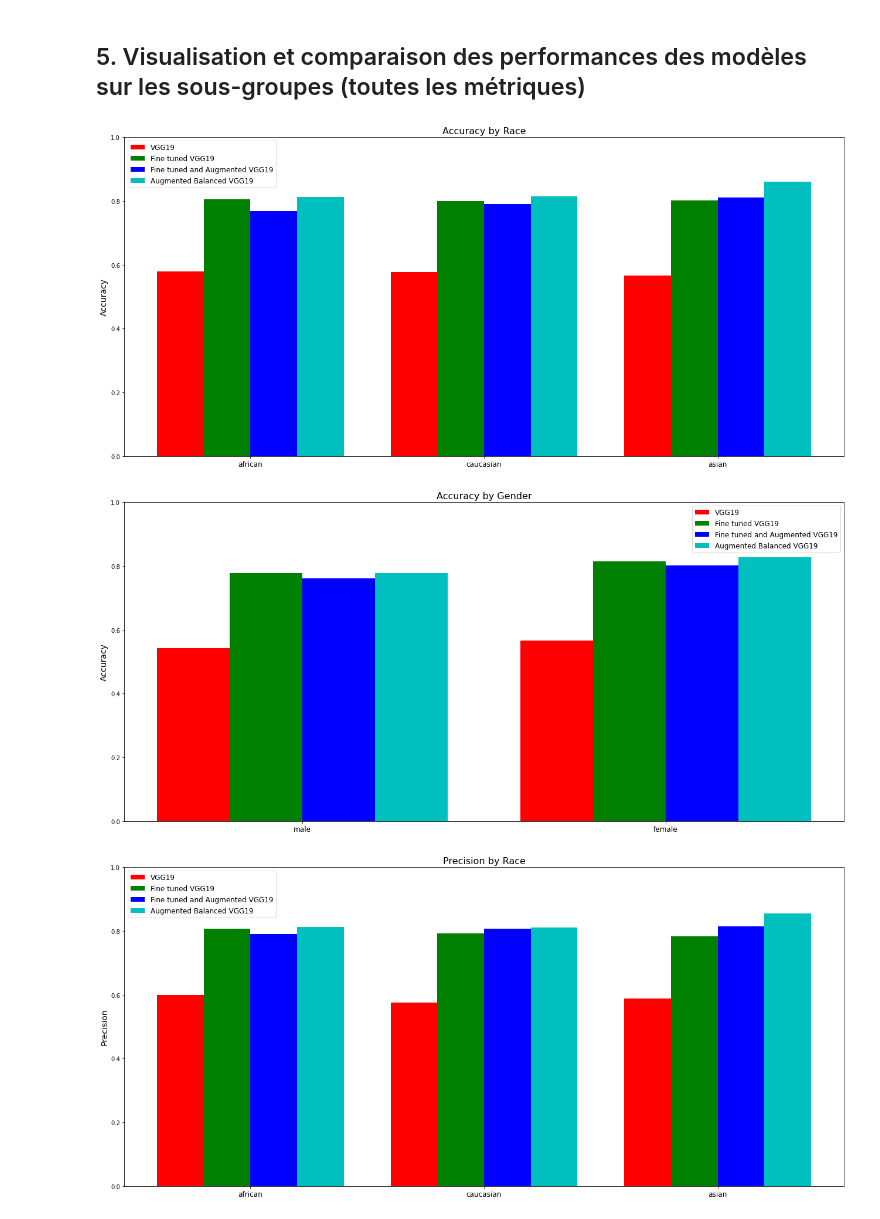
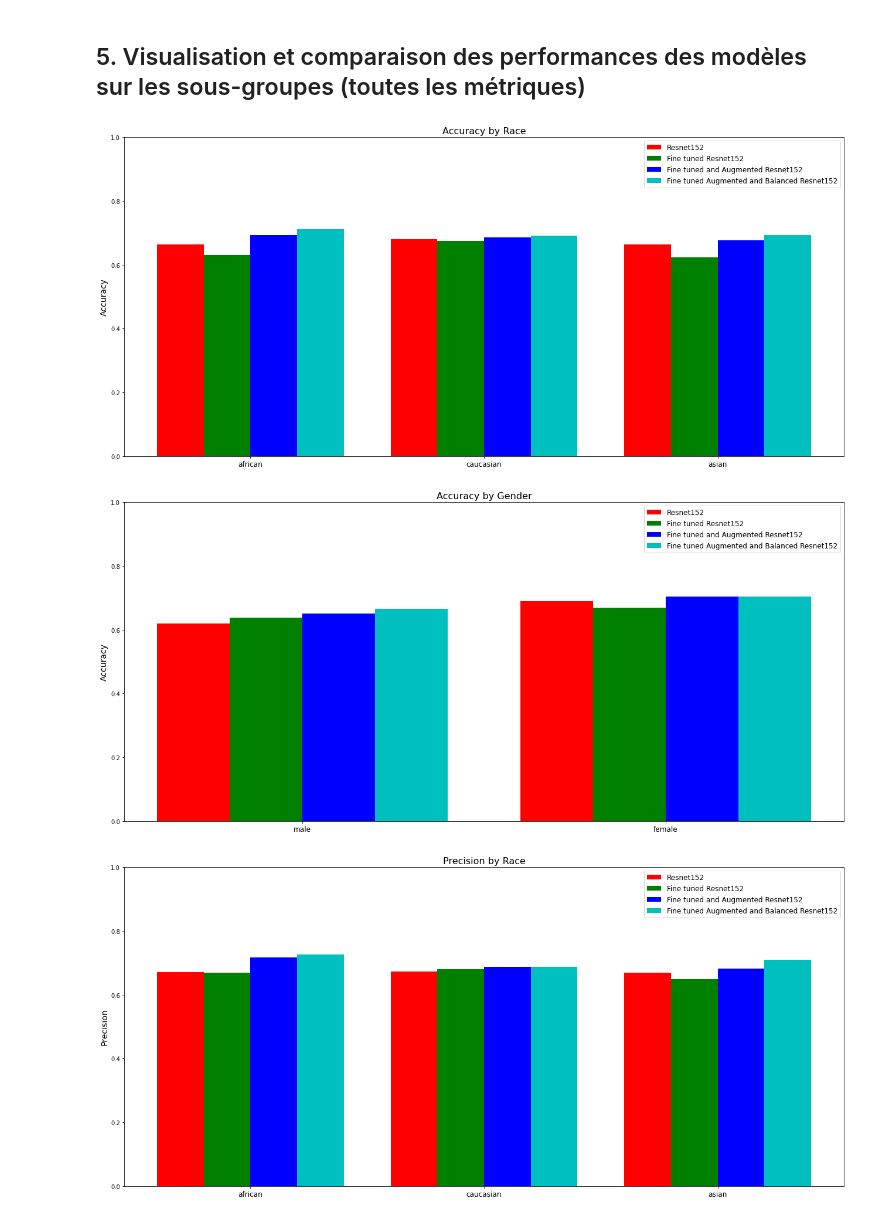
Before and after one commit to elkssirzakariya/Projet, a Jupyter notebook: ResNet152/7. Fairness_Benchmark.ipynb, the cells around one changed output. Drawn from its saved outputs; the diff is of its cells as text; code cells hidden in the pictures.

```diff
--- a/ResNet152/7. Fairness_Benchmark.ipynb
+++ b/ResNet152/7. Fairness_Benchmark.ipynb
@@ -105,14 +105,14 @@ print(len(test_images_race_oversampled['african']))
 # %%
-vanilla_VGG19 = keras.models.load_model('checkpointsv2/best_vanilla_VGG19.h5')
-fine_tuned_VGG19 = keras.models.load_model('checkpointsv2/best_fine_tuned_VGG19.h5')
-augmented_VGG19 = keras.models.load_model('checkpointsv2/best_augmented_VGG19.h5')
-augmented_balanced_VGG19 = keras.models.load_model('checkpoints/best_aumented_balanced_VGG19.h5')
+vanilla_resnet152 = keras.models.load_model('checkpointsv2/best_vanilla_ResNet152.h5')
+fine_tuned_resnet152 = keras.models.load_model('checkpointsv2/best_fine_tuned_ResNet152.h5')
+fine_tuned_augmented_resnet152 = keras.models.load_model('checkpointsv2/Fine-Tuned_Augmented_ResNet152.h5')
+augmented_balanced_resnet152 = keras.models.load_model('checkpointsv2/best_aumented_balanced_ResNet152.h5')
 # %%
 models = {
-            'VGG19' : vanilla_VGG19,
-            'Fine tuned VGG19' : fine_tuned_VGG19,
-            'Fine tuned and Augmented VGG19' : augmented_VGG19,
-            'Augmented Balanced VGG19' : augmented_balanced_VGG19
+            'Resnet152' : vanilla_resnet152,
+            'Fine tuned Resnet152' : fine_tuned_resnet152,
+            'Fine tuned and Augmented Resnet152' : fine_tuned_augmented_resnet152,
+            'Fine tuned Augmented and Balanced Resnet152' : augmented_balanced_resnet152
          }
 # %% [markdown]
 ## 4. Évaluation des performances inter-groupes
@@ -332,8 +332,8 @@ conf_race
 import numpy as np
 import matplotlib.pyplot as plt
 
-models_names = ['VGG19', 'Fine tuned VGG19', 'Fine tuned and Augmented VGG19', 'Augmented Balanced VGG19']
-#models_names = ['Resnet152', 'Fine tuned Resnet152', 'Fine tuned and Augmented Resnet152','Fine tuned Augmented and Balanced Resnet152']
+#models_names = ['VGG19', 'Fine tuned VGG19', 'Fine tuned and Augmented VGG19', 'Augmented Balanced VGG19']
+models_names = ['Resnet152', 'Fine tuned Resnet152', 'Fine tuned and Augmented Resnet152','Fine tuned Augmented and Balanced Resnet152']
 
 metrics = ['accuracy', 'precision', 'recall', 'f1']
 race_groups = ['african', 'caucasian', 'asian']
@@ -370,33 +370,33 @@ for metric in metrics:
             else:
                 value = 0
             race_values.append(value)
         race_color = colors[i]
         x_race = np.arange(len(race_groups)) + i * width - (total_width - width) / 2  # Calculate the x position for each bar
         ax_race.bar(x_race, race_values, width, color=race_color, label=model)
 
         # Get gender values for the current model and metric
         gender_values = []
         for group in gender_groups:
             if 'gender' in metrics_models[model][metric] and group in metrics_models[model][metric]['gender']:
                 value = metrics_models[model][metric]['gender'][group]
             else:
                 value = 0
             gender_values.append(value)
         gender_color = colors[i]
         x_gender = np.arange(len(gender_groups)) + i * width - (total_width - width) / 2  # Calculate the x position for each bar
         ax_gender.bar(x_gender, gender_values, width, color=gender_color, label=model)
 
     # Set x-axis labels and ticks for race plot
     ax_race.set_xticks(np.arange(len(race_groups)))
     ax_race.set_xticklabels(race_groups, fontsize=12)
     ax_race.legend(fontsize=12)
 
     # Set x-axis labels and ticks for gender plot
     ax_gender.set_xticks(np.arange(len(gender_groups)))
     ax_gender.set_xticklabels(gender_groups, fontsize=12)
     ax_gender.legend(fontsize=12)
     plt.show()
 # %% [output]
-[figure, old version]
+[figure, new version]
-[figure, old version]
+[figure, new version]
-[figure, old version]
+[figure, new version]
```
Also changed, not shown: parts of 8 cells of this notebook.
